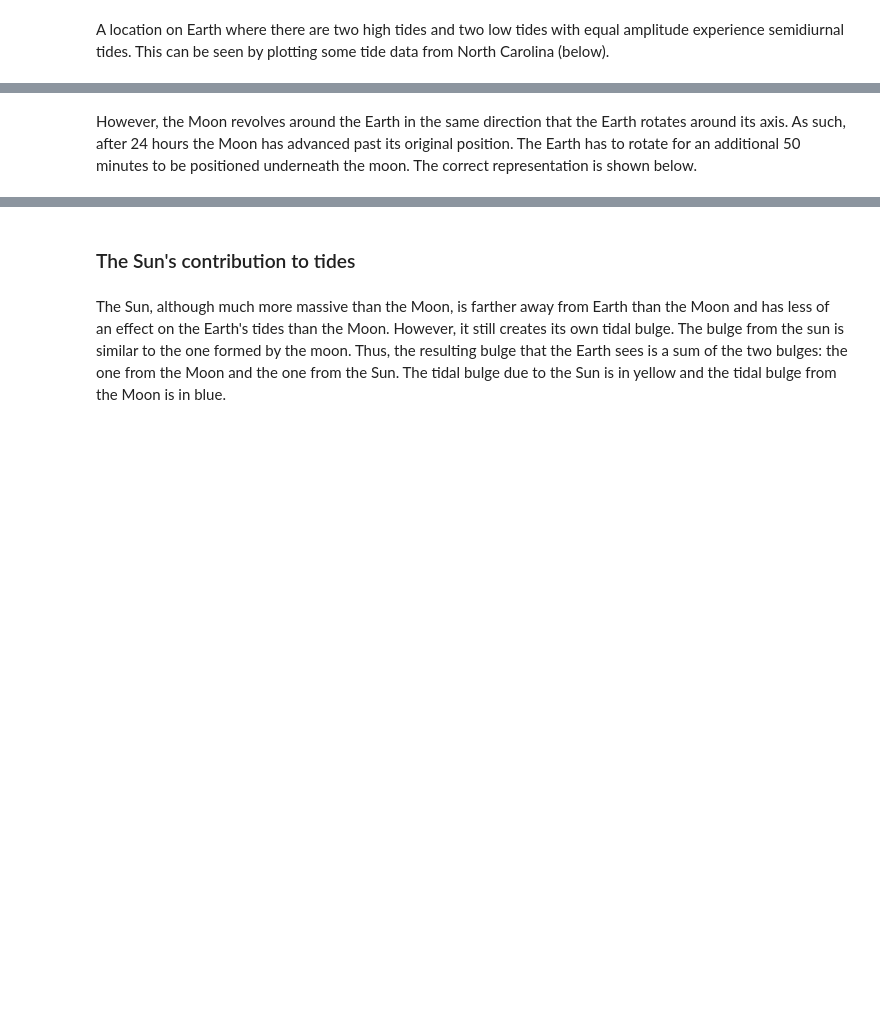
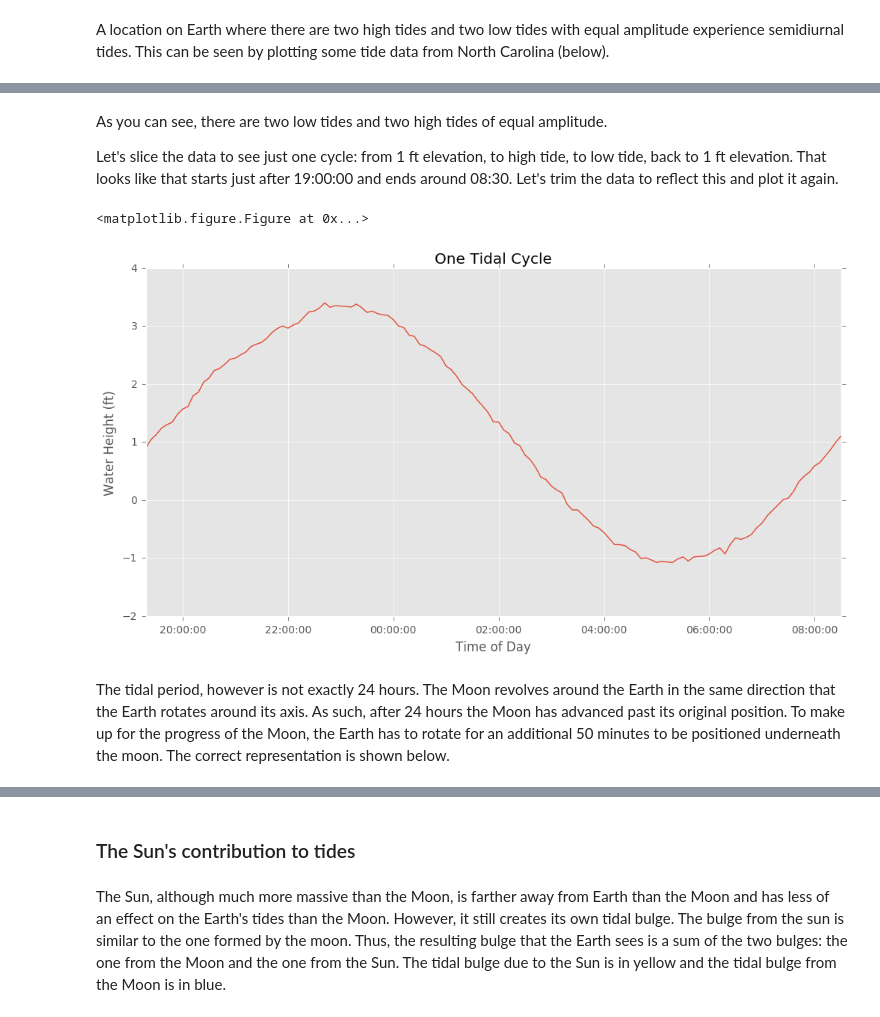
Before and after one commit to mguerrap/tydal, a Jupyter notebook: Module1_Tides.ipynb, the cells around one changed output, grey strips where cells are left out. Cells and saved outputs as stored; diff of their text form; code cells hidden in the pictures; blank space fills up the shorter version.

```diff
--- a/Module1_Tides.ipynb
+++ b/Module1_Tides.ipynb
@@ -63,2 +68,13 @@ As you can see, there are two low tides at about -1ft and two high tides at abou
+# %% [markdown]
+As you can see, there are two low tides and two high tides of equal amplitude.
+
+Let's slice the data to see just one cycle: from 1 ft elevation, to high tide, to low tide, back to 1 ft elevation.  That looks like that starts just after 19:00:00 and ends around 08:30.  Let's trim the data to reflect this and plot it again.
+# %%
+# This is the same function as above
+module1_utils.tidal_plot(NCdata, "2016-03-07 19:16:00", "2016-03-08 08:30:00",
+                         title="One Tidal Cycle", sized=(12,6))
+# %% [output]
+<matplotlib.figure.Figure at 0x...>
+[figure, added]
 # %% [markdown]
-However, the Moon revolves around the Earth in the same direction that the Earth rotates around its axis.  As such, after 24 hours the Moon has advanced past its original position.  The Earth has to rotate for an additional 50 minutes to be positioned underneath the moon.  The correct representation is shown below.
+The tidal period, however is not exactly 24 hours.  The Moon revolves around the Earth in the same direction that the Earth rotates around its axis.  As such, after 24 hours the Moon has advanced past its original position.  To make up for the progress of the Moon, the Earth has to rotate for an additional 50 minutes to be positioned underneath the moon.  The correct representation is shown below.
```
Also changed, not shown: parts of 35 cells of this notebook.
